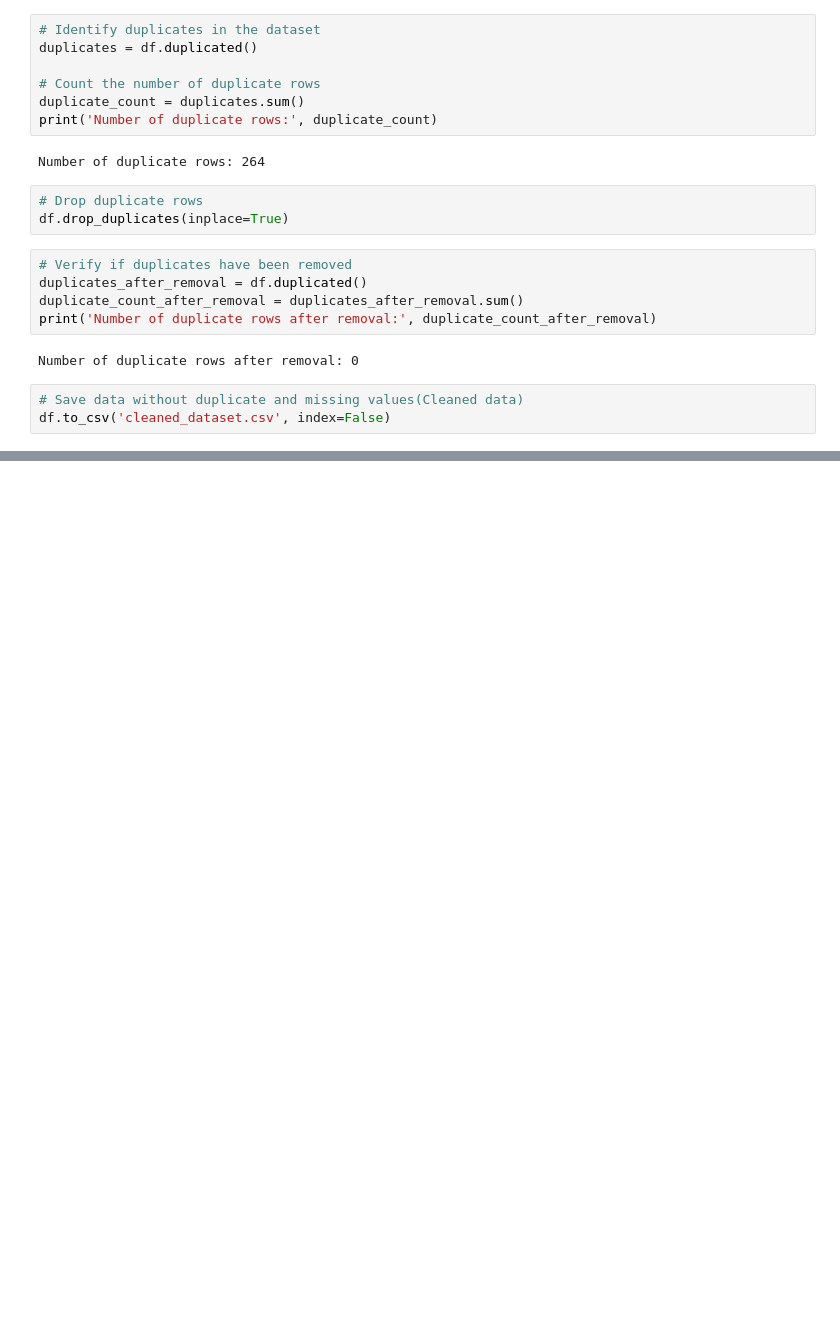
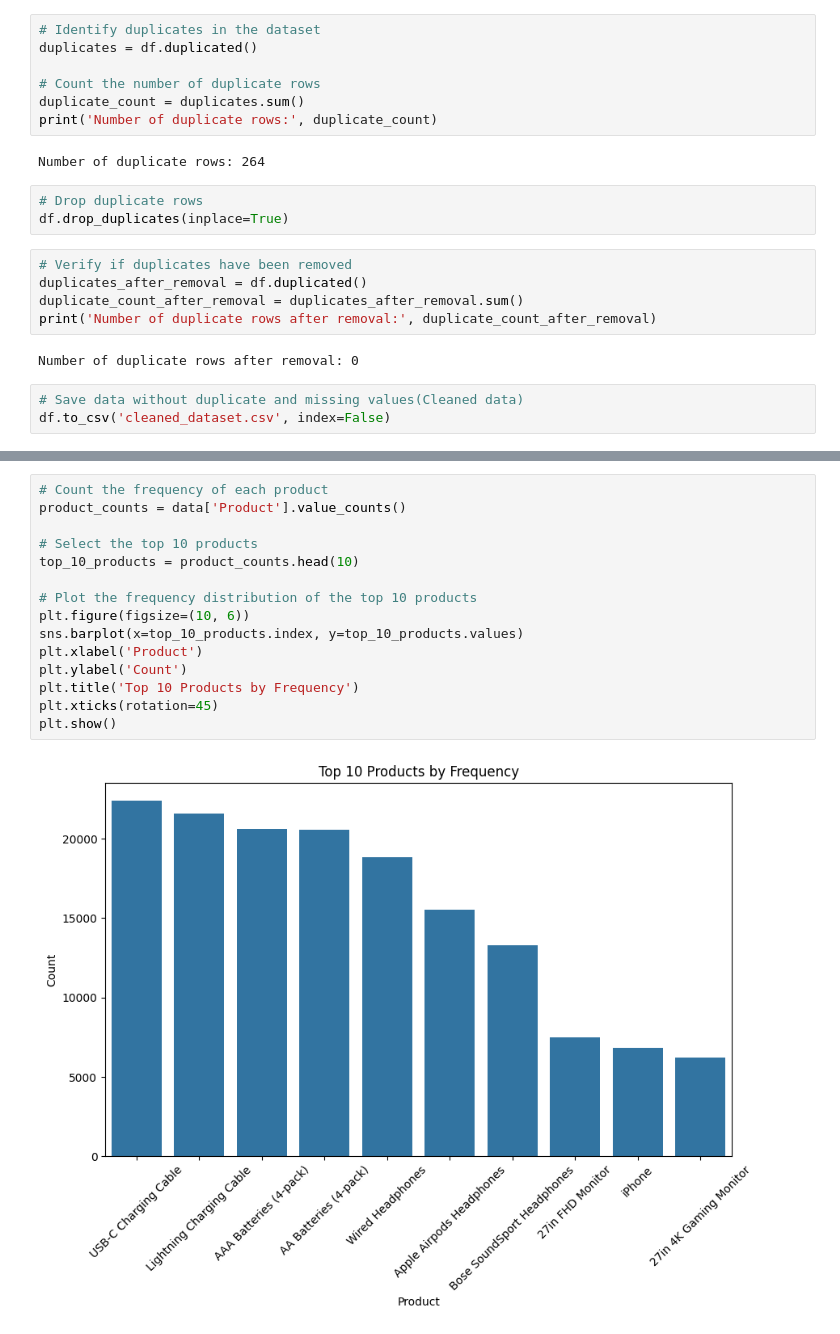
Before and after one commit to modelMaestroSolo/bi-insights, a Jupyter notebook: bi_insight.ipynb, the cells around one changed output, grey strips where cells are left out. Cells and saved outputs as stored; diff of their text form; blank space fills up the shorter version.

```diff
--- a/bi_insight.ipynb
+++ b/bi_insight.ipynb
@@ -1011,0 +1043,17 @@ data.head()
+# %%
+# Count the frequency of each product
+product_counts = data['Product'].value_counts()
+
+# Select the top 10 products
+top_10_products = product_counts.head(10)
+
+# Plot the frequency distribution of the top 10 products
+plt.figure(figsize=(10, 6))
+sns.barplot(x=top_10_products.index, y=top_10_products.values)
+plt.xlabel('Product')
+plt.ylabel('Count')
+plt.title('Top 10 Products by Frequency')
+plt.xticks(rotation=45)
+plt.show()
+# %% [output]
+[figure, added]
```
Also changed, not shown: parts of 12 cells of this notebook.
